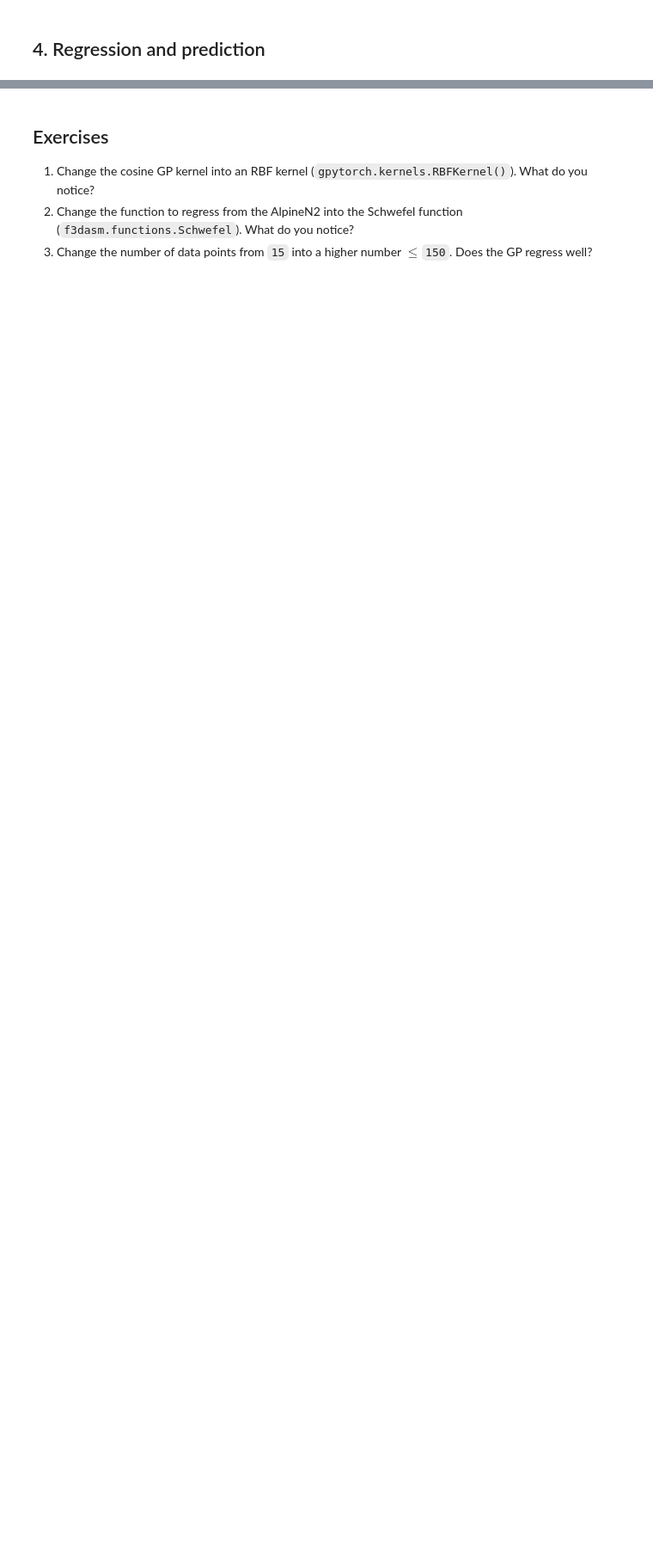
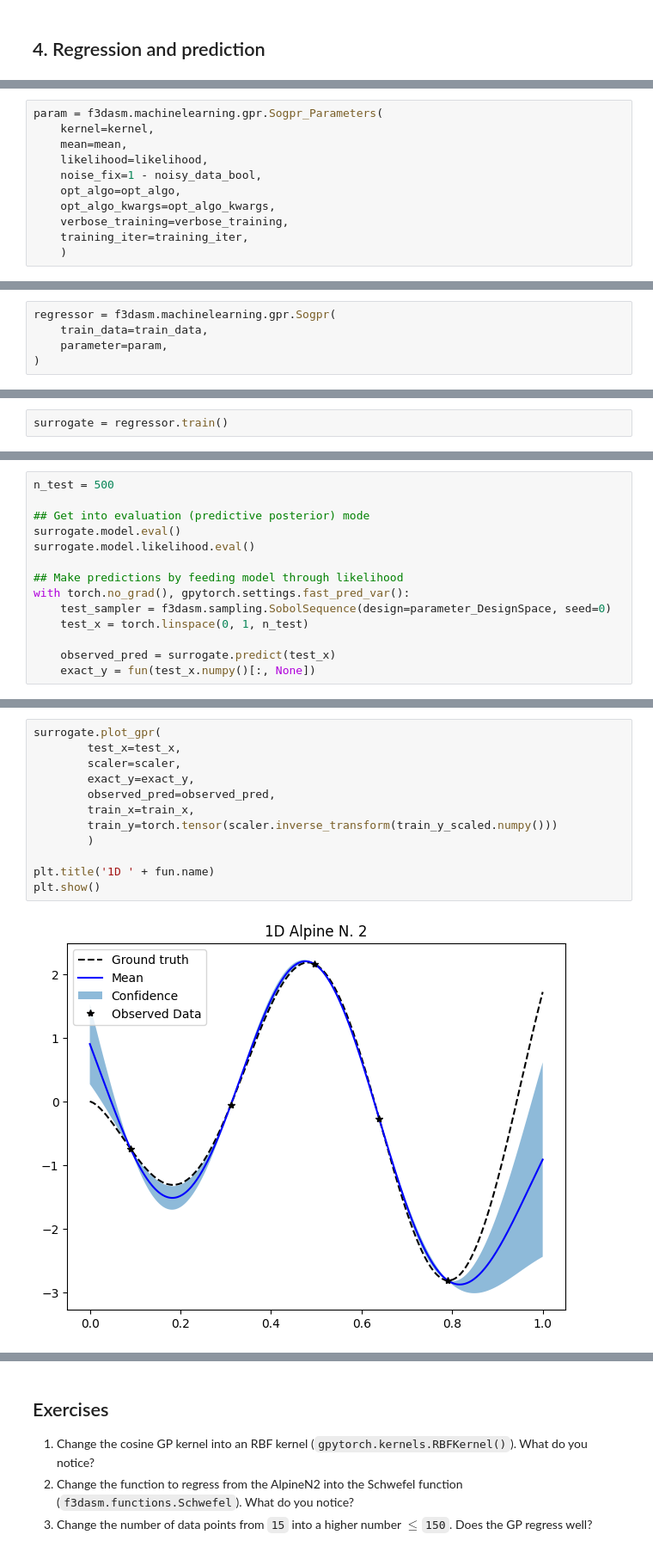
Before and after one commit to bessagroup/f3dasm, a Jupyter notebook: notebooks/tutorials/f3dasm_sogpr.ipynb, the cells around one changed output, grey strips where cells are left out. Shown at 86% size. Saved outputs shown, nothing was run; the diff lists cells and outputs as text; blank space fills up the shorter version.

```diff
--- a/notebooks/tutorials/f3dasm_sogpr.ipynb
+++ b/notebooks/tutorials/f3dasm_sogpr.ipynb
@@ -267,0 +214,11 @@ surrogate_gpy
+# %%
+param = f3dasm.machinelearning.gpr.Sogpr_Parameters(
+    kernel=kernel,
+    mean=mean,
+    likelihood=likelihood,
+    noise_fix=1 - noisy_data_bool,
+    opt_algo=opt_algo,
+    opt_algo_kwargs=opt_algo_kwargs,
+    verbose_training=verbose_training,
+    training_iter=training_iter,
+    )
@@ -267,0 +229,5 @@ surrogate_gpy
+# %%
+regressor = f3dasm.machinelearning.gpr.Sogpr(
+    train_data=train_data,
+    parameter=param,
+)
@@ -267,0 +236,2 @@ surrogate_gpy
+# %%
+surrogate = regressor.train()
@@ -267,0 +258,14 @@ surrogate_gpy
+# %%
+n_test = 500
+
+## Get into evaluation (predictive posterior) mode
+surrogate.model.eval()
+surrogate.model.likelihood.eval()
+
+## Make predictions by feeding model through likelihood
+with torch.no_grad(), gpytorch.settings.fast_pred_var():
+    test_sampler = f3dasm.sampling.SobolSequence(design=parameter_DesignSpace, seed=0)
+    test_x = torch.linspace(0, 1, n_test)
+
+    observed_pred = surrogate.predict(test_x)
+    exact_y = fun(test_x.numpy()[:, None])
@@ -267,0 +274,14 @@ surrogate_gpy
+# %%
+surrogate.plot_gpr(
+        test_x=test_x,
+        scaler=scaler,
+        exact_y=exact_y,
+        observed_pred=observed_pred,
+        train_x=train_x,
+        train_y=torch.tensor(scaler.inverse_transform(train_y_scaled.numpy()))
+        )
+
+plt.title('1D ' + fun.name)
+plt.show()
+# %% [output]
+[figure, added]
```
Also changed, not shown: parts of 82 cells of this notebook, 3 other files.
